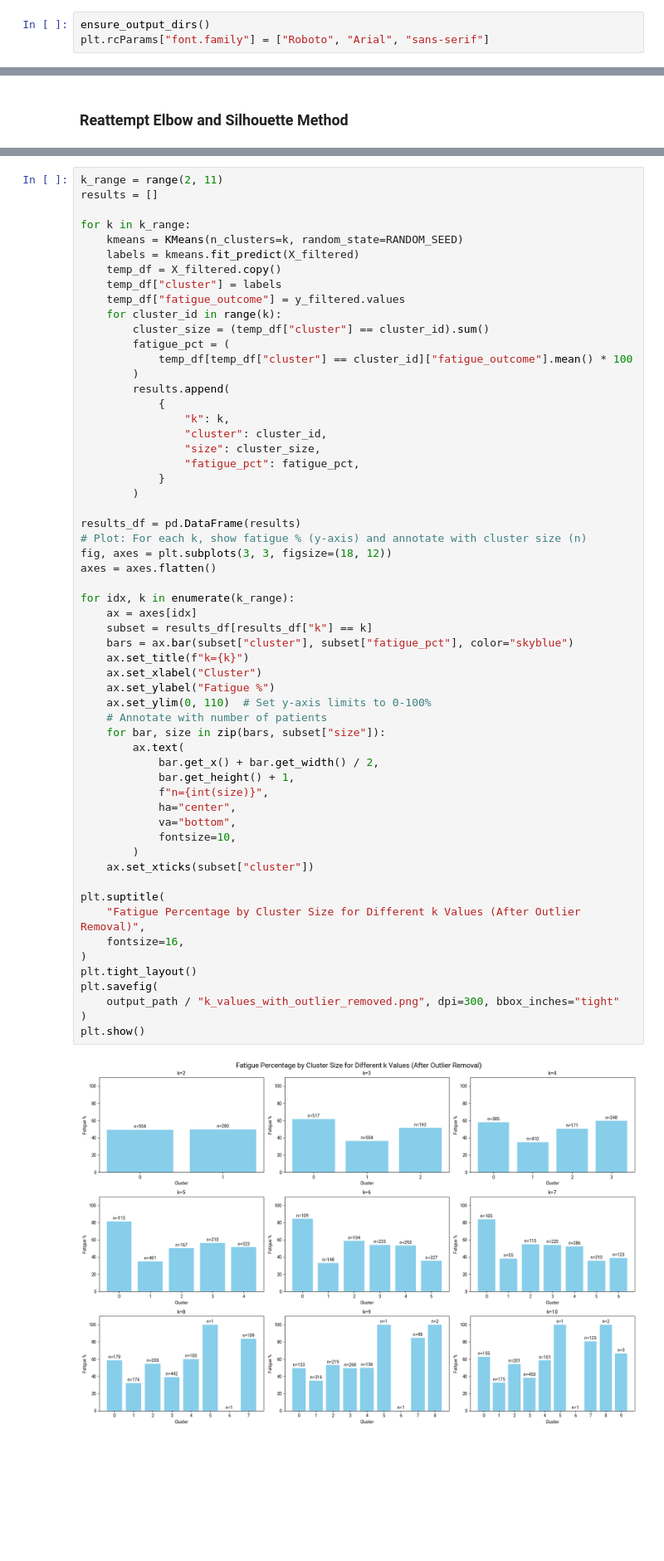
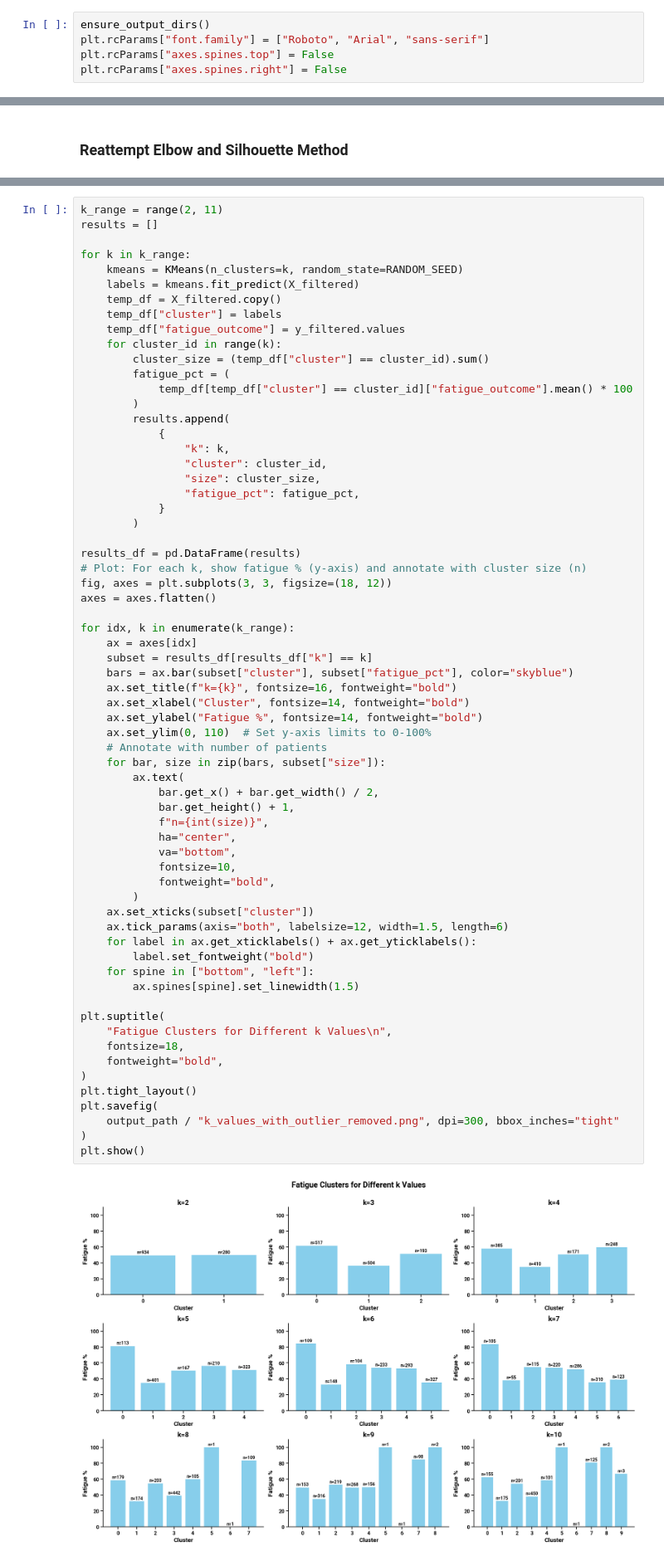
Before and after one commit to 1-gut/machine_learning_for_ibd_fatigue, a Jupyter notebook: 11_clustering_knn.ipynb, the cells around one changed output, grey strips where cells are left out. Shown at 83% size. Saved outputs shown, nothing was run; the diff lists cells and outputs as text; blank space fills up the shorter version.

```diff
--- a/11_clustering_knn.ipynb
+++ b/11_clustering_knn.ipynb
@@ -27,6 +27,8 @@ import pandas as pd
 # %%
 ensure_output_dirs()
 plt.rcParams["font.family"] = ["Roboto", "Arial", "sans-serif"]
+plt.rcParams["axes.spines.top"] = False
+plt.rcParams["axes.spines.right"] = False
 # %% [markdown]
 ## Pipeline Configuration & Data Loading
 # %%
@@ -274,39 +284,46 @@ for k in k_range:
 results_df = pd.DataFrame(results)
 # Plot: For each k, show fatigue % (y-axis) and annotate with cluster size (n)
 fig, axes = plt.subplots(3, 3, figsize=(18, 12))
 axes = axes.flatten()
 
 for idx, k in enumerate(k_range):
     ax = axes[idx]
     subset = results_df[results_df["k"] == k]
     bars = ax.bar(subset["cluster"], subset["fatigue_pct"], color="skyblue")
-    ax.set_title(f"k={k}")
-    ax.set_xlabel("Cluster")
-    ax.set_ylabel("Fatigue %")
+    ax.set_title(f"k={k}", fontsize=16, fontweight="bold")
+    ax.set_xlabel("Cluster", fontsize=14, fontweight="bold")
+    ax.set_ylabel("Fatigue %", fontsize=14, fontweight="bold")
     ax.set_ylim(0, 110)  # Set y-axis limits to 0-100%
     # Annotate with number of patients
     for bar, size in zip(bars, subset["size"]):
         ax.text(
             bar.get_x() + bar.get_width() / 2,
             bar.get_height() + 1,
             f"n={int(size)}",
             ha="center",
             va="bottom",
             fontsize=10,
+            fontweight="bold",
         )
     ax.set_xticks(subset["cluster"])
+    ax.tick_params(axis="both", labelsize=12, width=1.5, length=6)
+    for label in ax.get_xticklabels() + ax.get_yticklabels():
+        label.set_fontweight("bold")
+    for spine in ["bottom", "left"]:
+        ax.spines[spine].set_linewidth(1.5)
 
 plt.suptitle(
-    "Fatigue Percentage by Cluster Size for Different k Values (After Outlier Removal)",
-    fontsize=16,
+    "Fatigue Clusters for Different k Values\n",
+    fontsize=18,
+    fontweight="bold",
 )
 plt.tight_layout()
 plt.savefig(
     output_path / "k_values_with_outlier_removed.png", dpi=300, bbox_inches="tight"
 )
 plt.show()
 # %% [output]
-[figure, old version]
+[figure, new version]
 # %% [markdown]
 ## K Decision and Final Clustering
 
```
Also changed, not shown: parts of 3 cells of this notebook.
